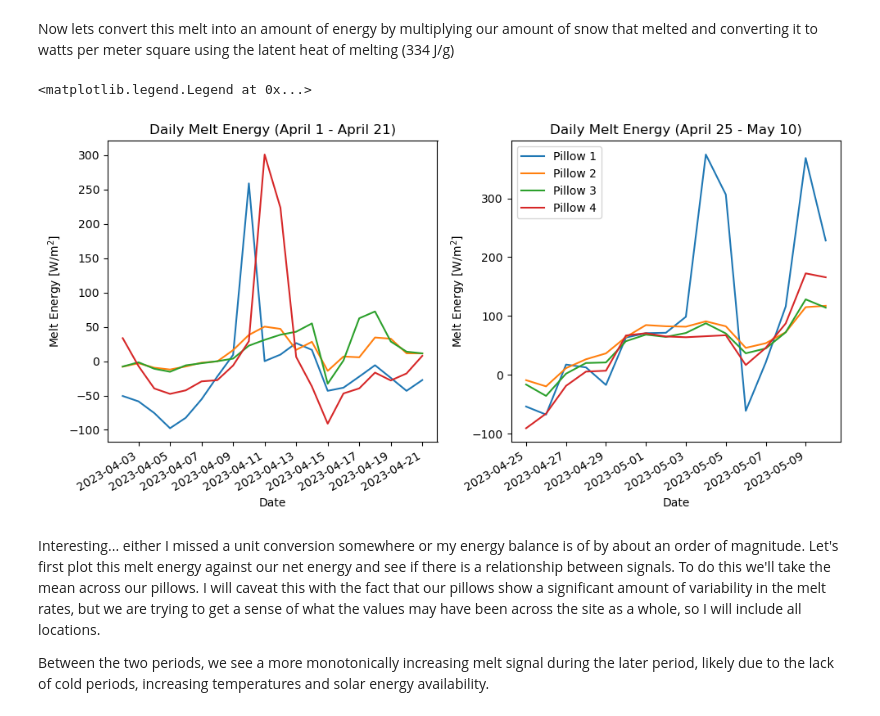
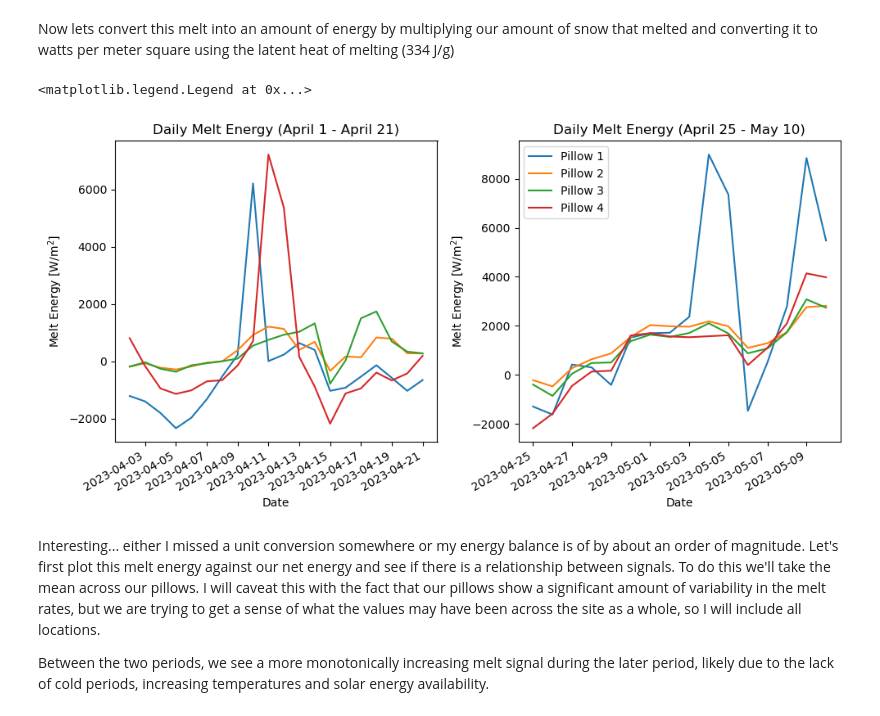
Before and after one commit to dlhogan97/Snow-Hydrology-S23, a Jupyter notebook: HW-8/Hogan-Lab-8.ipynb, the cells around one changed output. Drawn from its saved outputs; the diff is of its cells as text; code cells hidden in the pictures.

```diff
--- a/HW-8/Hogan-Lab-8.ipynb
+++ b/HW-8/Hogan-Lab-8.ipynb
@@ -402,35 +402,35 @@ Text(0.5, 1.0, 'Daily Snowmelt/Gain (negative is melt) (April 25 - May 10)')
 # %% [markdown]
 Now lets convert this melt into an amount of energy by multiplying our amount of snow that melted and converting it to watts per meter square using the latent heat of melting (334 J/g)
 # %%
-melt_energy_p1 = -dSWE_1 * 334 * 1000 / 3600 /24
-melt_energy_p2 = -dSWE_2 * 334 * 1000 / 3600 /24
-melt_energy_p3 = -dSWE_3 * 334 * 1000 / 3600 /24
-melt_energy_p4 = -dSWE_4 * 334 * 1000 / 3600 /24
+melt_energy_p1 = -dSWE_1 * 334 * 1000 / 3600
+melt_energy_p2 = -dSWE_2 * 334 * 1000 / 3600
+melt_energy_p3 = -dSWE_3 * 334 * 1000 / 3600
+melt_energy_p4 = -dSWE_4 * 334 * 1000 / 3600
 
 
 fig, axs = plt.subplots(ncols=2, figsize=(10,5), tight_layout=True)
 
 melt_energy_p1.sel(time=slice('2023-04-01','2023-04-21')).plot(ax=axs[0])
 melt_energy_p2.sel(time=slice('2023-04-01','2023-04-21')).plot(ax=axs[0])
 melt_energy_p3.sel(time=slice('2023-04-01','2023-04-21')).plot(ax=axs[0])
 melt_energy_p4.sel(time=slice('2023-04-01','2023-04-21')).plot(ax=axs[0])
 
 axs[0].set_ylabel('Melt Energy [W/m$^2$]')
 axs[0].set_xlabel('Date')
 axs[0].set_title('Daily Melt Energy (April 1 - April 21)')
 
 melt_energy_p1.sel(time=slice('2023-04-25','2023-05-10')).plot(ax=axs[1], label='Pillow 1')
 melt_energy_p2.sel(time=slice('2023-04-25','2023-05-10')).plot(ax=axs[1], label='Pillow 2')
 melt_energy_p3.sel(time=slice('2023-04-25','2023-05-10')).plot(ax=axs[1], label='Pillow 3')
 melt_energy_p4.sel(time=slice('2023-04-25','2023-05-10')).plot(ax=axs[1], label='Pillow 4')
 
 axs[1].set_ylabel('Melt Energy [W/m$^2$]')
 axs[1].set_xlabel('Date')
 axs[1].set_title('Daily Melt Energy (April 25 - May 10)')
 axs[1].legend()
 # %% [output]
 <matplotlib.legend.Legend at 0x...>
-[figure, old version]
+[figure, new version]
 # %% [markdown]
 Interesting... either I missed a unit conversion somewhere or my energy balance is of by about an order of magnitude. Let's first plot this melt energy against our net energy and see if there is a relationship between signals. To do this we'll take the mean across our pillows. I will caveat this with the fact that our pillows show a significant amount of variability in the melt rates, but we are trying to get a sense of what the values may have been across the site as a whole, so I will include all locations.
 
```
Also changed, not shown: parts of 1 cell of this notebook, 51 other files.
